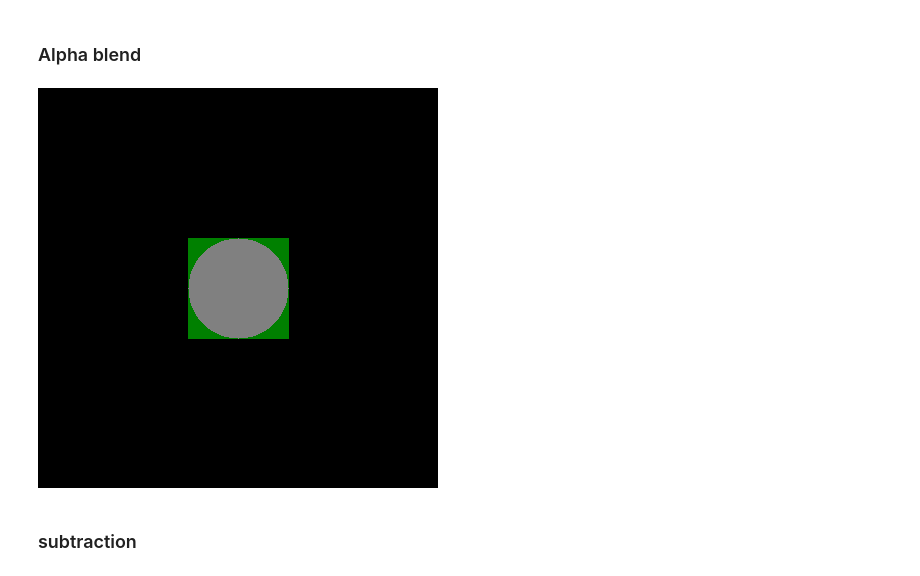
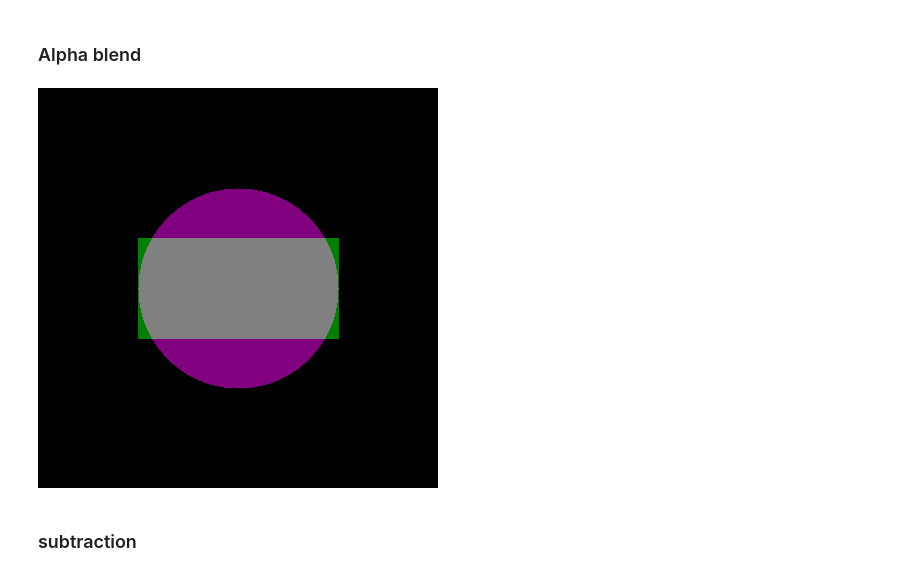
Before and after one commit to sajib-222/Digital-Image-Processing, a Jupyter notebook: Assignment_3.ipynb, the cells around one changed output. Drawn from its saved outputs; the diff is of its cells as text; code cells hidden in the pictures.

```diff
--- a/Assignment_3.ipynb
+++ b/Assignment_3.ipynb
@@ -72,10 +72,10 @@ cv2_imshow(multiplication)
 # %% [markdown]
 ### Alpha blend
 # %%
-alpha_blend = cv2.addWeighted(img1, 0.5, img2, 0.5, 0)
+alpha_blend = cv2.addWeighted(image1, 0.5, image2, 0.5, 0)
 cv2_imshow(alpha_blend)
 # %% [output]
-[figure, old version]
+[figure, new version]
 # %% [markdown]
 ### subtraction
 # %%
```
Also changed, not shown: parts of 5 cells of this notebook.
